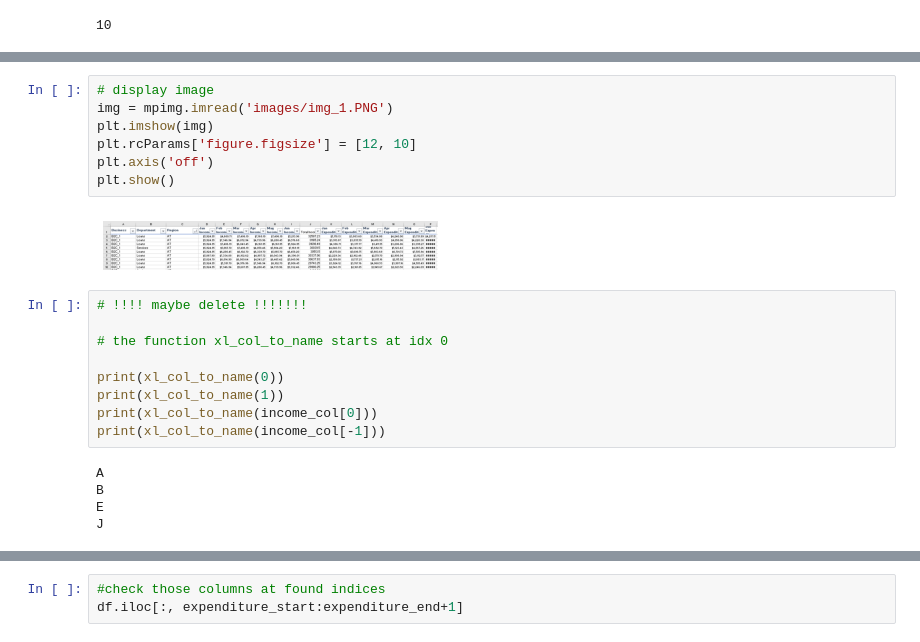
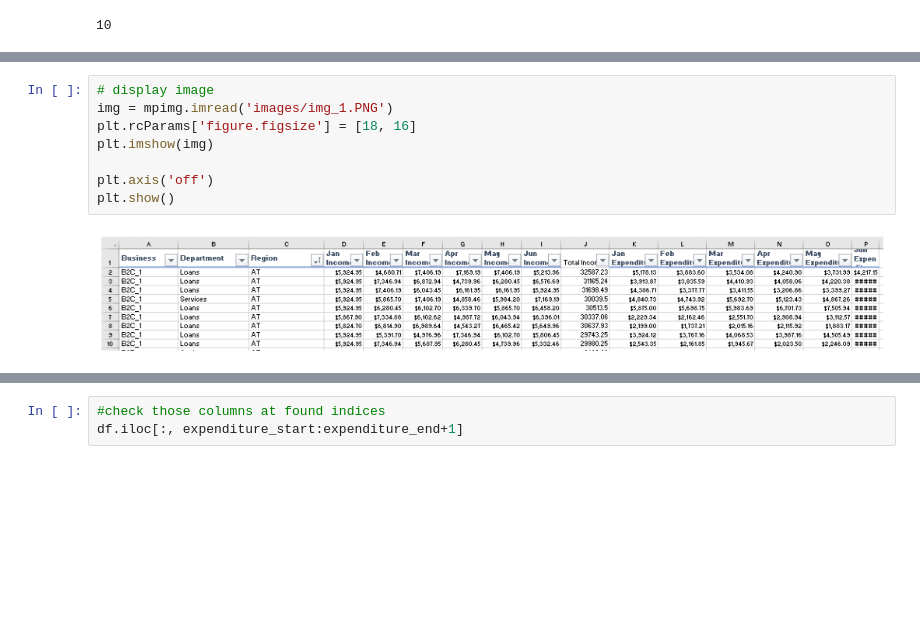
Before and after one commit to datalover2023/Module_4, a Jupyter notebook: Budget_UseCase_Module_4.ipynb, the cells around one changed output, grey strips where cells are left out. Cells and saved outputs as stored; diff of their text form; blank space fills up the shorter version.

```diff
--- a/Budget_UseCase_Module_4.ipynb
+++ b/Budget_UseCase_Module_4.ipynb
@@ -716,23 +786,10 @@ for idx, row in enumerate(sheet['A1:L3']):
 # %%
 # display image
 img = mpimg.imread('images/img_1.PNG')
+plt.rcParams['figure.figsize'] = [18, 16]
 plt.imshow(img)
-plt.rcParams['figure.figsize'] = [12, 10]
+
 plt.axis('off')
 plt.show()
 # %% [output]
-[figure, old version]
+[figure, new version]
-# %%
-# !!!! maybe delete !!!!!!!
-
-# the function xl_col_to_name starts at idx 0
-
-print(xl_col_to_name(0))
-print(xl_col_to_name(1))
-print(xl_col_to_name(income_col[0]))
-print(xl_col_to_name(income_col[-1]))
-# %% [output]
-A
-B
-E
-J
```
Also changed, not shown: parts of 215 cells of this notebook.
